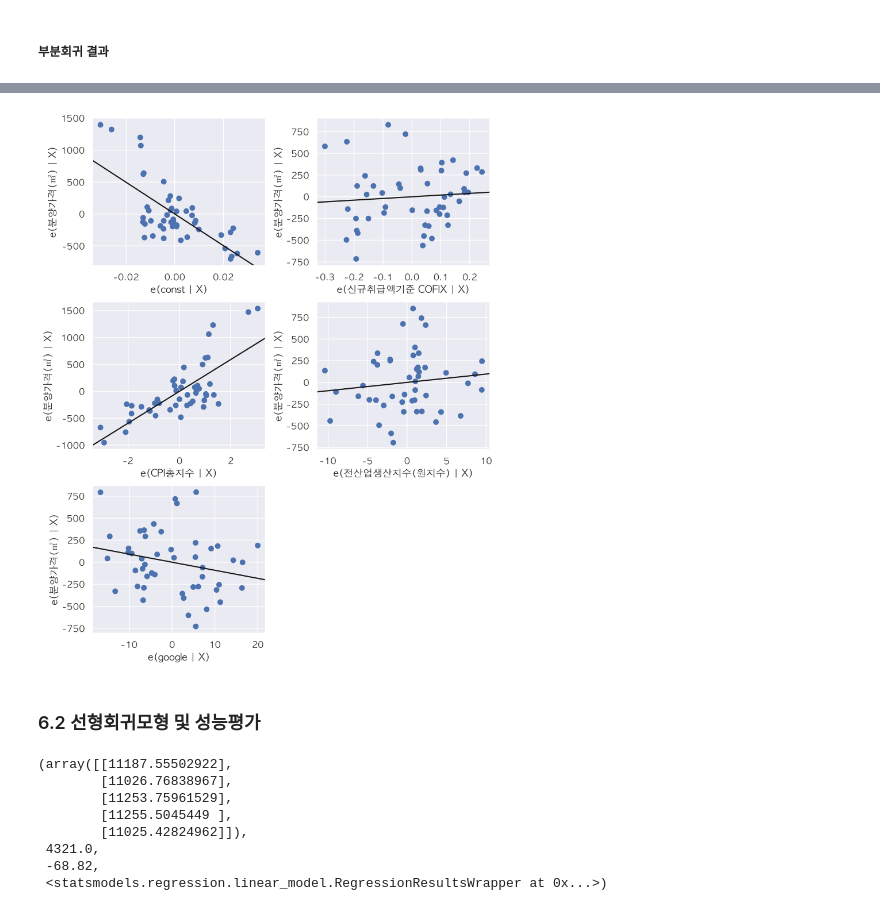
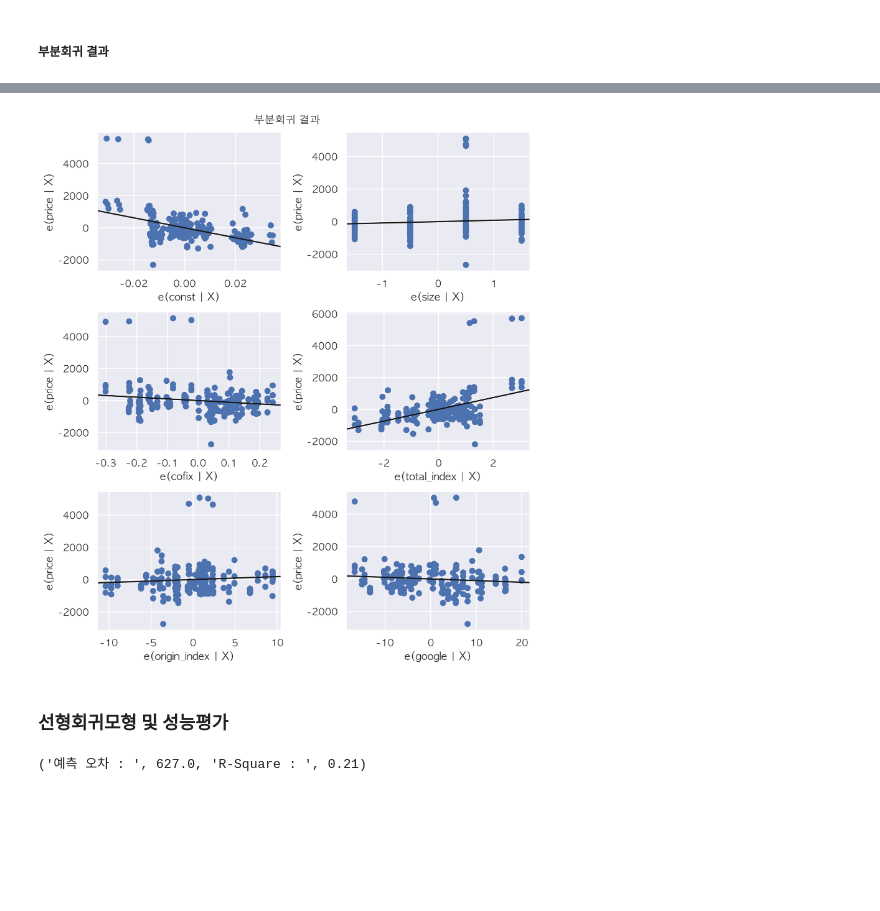
Before and after one commit to trhgu/EDA_project, a Jupyter notebook: EDA_final.ipynb, the cells around one changed output, grey strips where cells are left out. Saved outputs shown, nothing was run; the diff lists cells and outputs as text; code cells hidden in the pictures; blank space fills up the shorter version.

```diff
--- a/EDA_final.ipynb
+++ b/EDA_final.ipynb
@@ -274,0 +182,10 @@ seoul_corr = seoul.corr()
+# %%
+# 분석대상이 되는 데이터 선정
+seoul_pre = house_df[(house_df["city"] == "서울")]
+seoul = seoul_pre[(seoul_pre["size"] == 1) | (seoul_pre["size"] == 2) | (
+    seoul_pre["size"] == 3) | (seoul_pre["size"] == 4)]
+seoul = seoul[["date", "size", "cofix",
+               "total_index", "origin_index", "google", "price"]]
+seoul['size'] = seoul['size'].astype('int')
+seoul['origin_index'] = seoul['origin_index'].astype('float')
+seoul.tail()
@@ -274,0 +199,5 @@ seoul_corr = seoul.corr()
+# %%
+# 시계열 데이터 인덱스화
+seoul["date"] = seoul["date"].apply(pd.to_datetime)
+seoul.set_index("date", inplace=True)
+seoul_table = seoul.copy()
@@ -281,2 +258,6 @@ plt.show()
 # %% [markdown]
 ##### 부분회귀 결과
+# %%
+seoul_01 = seoul_table.iloc[:, 0:5]
+seoul_X = sm.add_constant(seoul_01)
+seoul_y = pd.DataFrame(seoul_table['price'], columns=["price"])
@@ -283,12 +278,15 @@ plt.show()
+# %%
+model_seoul = sm.OLS(seoul_y, seoul_X)
+result_seoul = model_seoul.fit()
 # %%
-fig = plt.figure(figsize=(8, 10))
-sm.graphics.plot_partregress_grid(result_partial, fig=fig)
-fig.suptitle("")
+fig = plt.figure(figsize=(8, 9))
+sm.graphics.plot_partregress_grid(result_seoul, fig=fig)
+fig.suptitle("부분회귀 결과")
 plt.show()
 # %% [output]
-[figure, old version]
+[figure, new version]
 # %% [markdown]
-### 6.2 선형회귀모형 및 성능평가
+### 선형회귀모형 및 성능평가
 # %%
 from sklearn.model_selection import train_test_split
 from sklearn import linear_model
@@ -330,12 +311,5 @@ def linear_model(x, y):
 # %%
-a = linear_model(seoulX,seouly)
+a = linear_model(seoul_01, seoul_y)
 a
 # %% [output]
-(array([[11187.55502922],
-        [11026.76838967],
-        [11253.75961529],
-        [11255.5045449 ],
-        [11025.42824962]]),
- 4321.0,
- -68.82,
- <statsmodels.regression.linear_model.RegressionResultsWrapper at 0x...>)
+('예측 오차 : ', 627.0, 'R-Square : ', 0.21)
```
Also changed, not shown: parts of 55 cells of this notebook.
